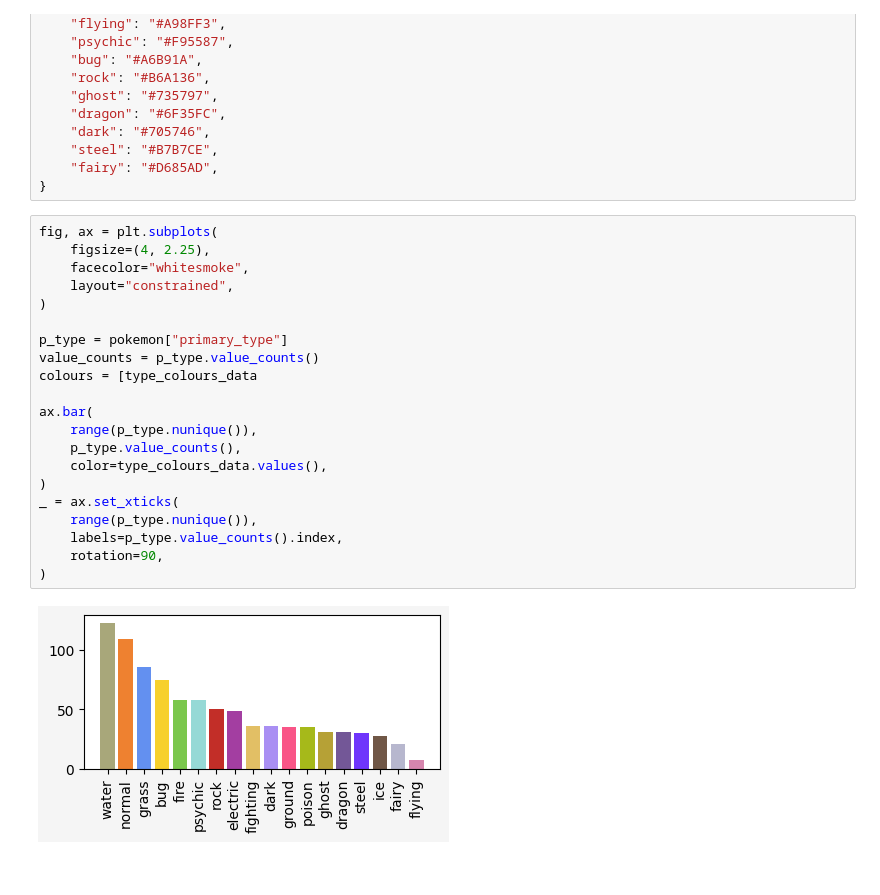
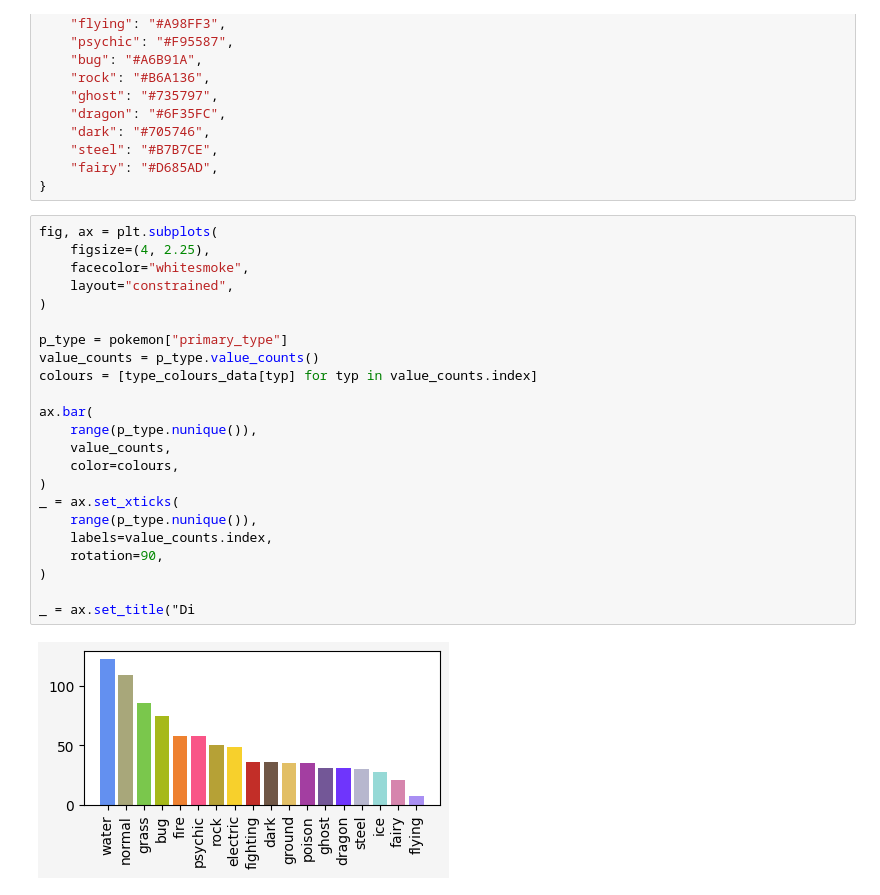
Before and after one commit to mathspp/20240510-webinar-pandas-matplotlib, a Jupyter notebook: webinar.ipynb, the cells around one changed output. Cells and saved outputs as stored; diff of their text form.

```diff
--- a/webinar.ipynb
+++ b/webinar.ipynb
@@ -862,23 +862,25 @@ type_colours_data = {
 # %%
 fig, ax = plt.subplots(
     figsize=(4, 2.25),
     facecolor="whitesmoke",
     layout="constrained",
 )
 
 p_type = pokemon["primary_type"]
 value_counts = p_type.value_counts()
-colours = [type_colours_data
+colours = [type_colours_data[typ] for typ in value_counts.index]
 
 ax.bar(
     range(p_type.nunique()),
-    p_type.value_counts(),
-    color=type_colours_data.values(),
+    value_counts,
+    color=colours,
 )
 _ = ax.set_xticks(
     range(p_type.nunique()),
-    labels=p_type.value_counts().index,
+    labels=value_counts.index,
     rotation=90,
 )
+
+_ = ax.set_title("Di
 # %% [output]
-[figure, old version]
+[figure, new version]
```
